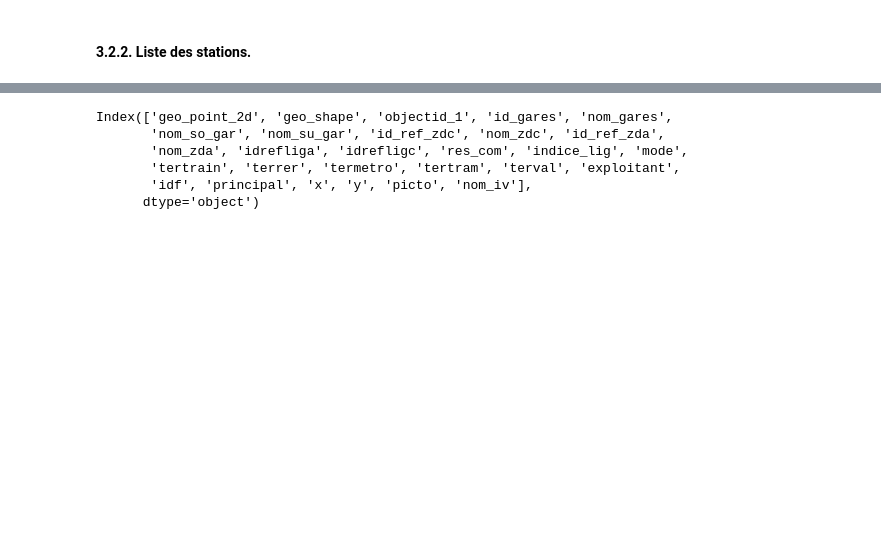
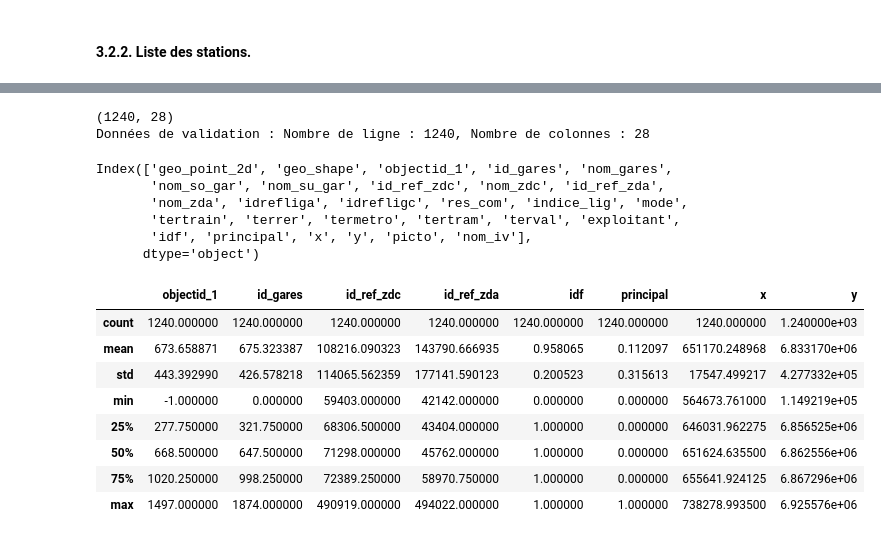
Before and after one commit to m1111111ke/idfm, a Jupyter notebook: notebooks/idfm.ipynb, the cells around one changed output, grey strips where cells are left out. Cells and saved outputs as stored; diff of their text form; code cells hidden in the pictures; blank space fills up the shorter version.

```diff
--- a/notebooks/idfm.ipynb
+++ b/notebooks/idfm.ipynb
@@ -135,3 +345,9 @@ stations_df.shape
+# %%
+print(stations_df.shape)
+print(f"Données de validation : Nombre de ligne : {stations_df.shape[0]}, Nombre de colonnes : {stations_df.shape[1]} ")
+# %% [output]
+(1240, 28)
+Données de validation : Nombre de ligne : 1240, Nombre de colonnes : 28
 # %%
 stations_df.columns
 # %% [output]
@@ -141,3 +357,15 @@ Index(['geo_point_2d', 'geo_shape', 'objectid_1', 'id_gares', 'nom_gares',
        'tertrain', 'terrer', 'termetro', 'tertram', 'terval', 'exploitant',
        'idf', 'principal', 'x', 'y', 'picto', 'nom_iv'],
       dtype='object')
+# %%
+stations_df.describe()
+# %% [output]
+|  | objectid_1 | id_gares | id_ref_zdc | id_ref_zda | idf | principal | x | y |
+| count | 1240.000000 | 1240.000000 | 1240.000000 | 1240.000000 | 1240.000000 | 1240.000000 | 1240.000000 | 1.240000e+03 |
+| mean | 673.658871 | 675.323387 | 108216.090323 | 143790.666935 | 0.958065 | 0.112097 | 651170.248968 | 6.833170e+06 |
+| std | 443.392990 | 426.578218 | 114065.562359 | 177141.590123 | 0.200523 | 0.315613 | 17547.499217 | 4.277332e+05 |
+| min | -1.000000 | 0.000000 | 59403.000000 | 42142.000000 | 0.000000 | 0.000000 | 564673.761000 | 1.149219e+05 |
+| 25% | 277.750000 | 321.750000 | 68306.500000 | 43404.000000 | 1.000000 | 0.000000 | 646031.962275 | 6.856525e+06 |
+| 50% | 668.500000 | 647.500000 | 71298.000000 | 45762.000000 | 1.000000 | 0.000000 | 651624.635500 | 6.862556e+06 |
+| 75% | 1020.250000 | 998.250000 | 72389.250000 | 58970.750000 | 1.000000 | 0.000000 | 655641.924125 | 6.867296e+06 |
+| max | 1497.000000 | 1874.000000 | 490919.000000 | 494022.000000 | 1.000000 | 1.000000 | 738278.993500 | 6.925576e+06 |
```
Also changed, not shown: parts of 44 cells of this notebook.
